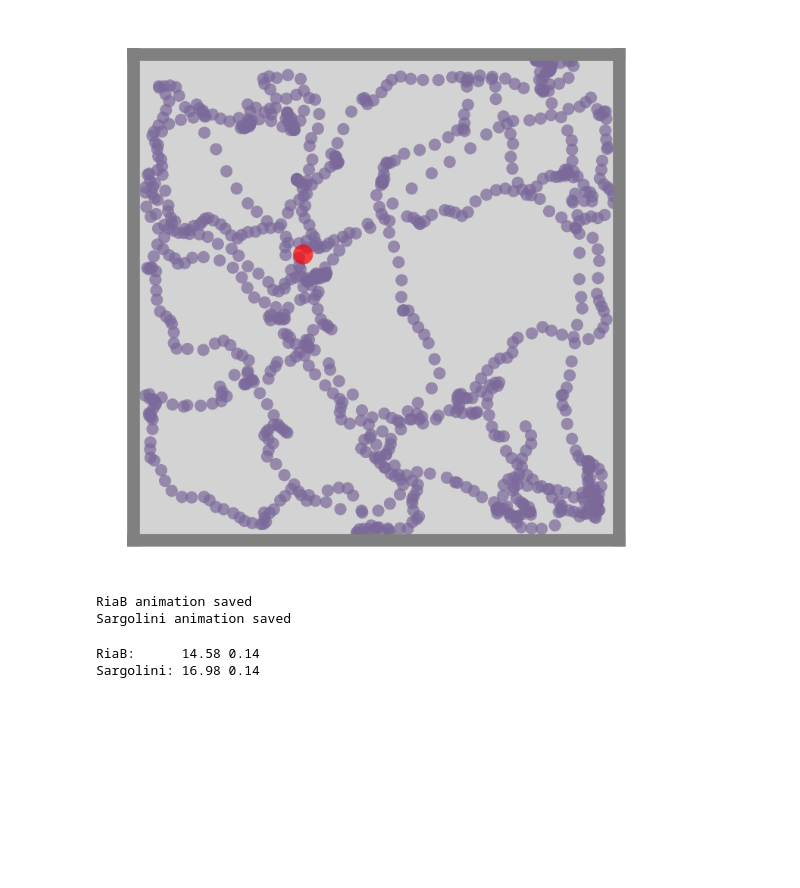
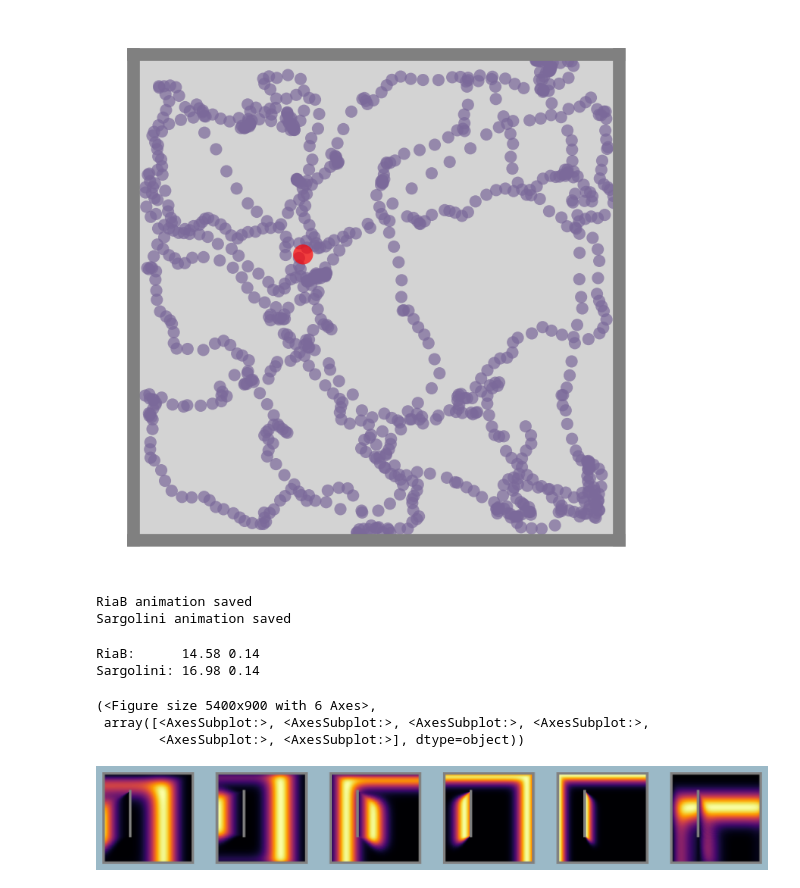
Before and after one commit to RatInABox-Lab/RatInABox, a Jupyter notebook: example_scripts/github_readme_figures.ipynb, the cells around one changed output. Cells and saved outputs as stored; diff of their text form; code cells hidden in the pictures; blank space fills up the shorter version.

Commit message:
list of plotting functions added

```diff
--- a/example_scripts/github_readme_figures.ipynb
+++ b/example_scripts/github_readme_figures.ipynb
@@ -567,3 +570,14 @@ print(f"RiaB:      {Ag_riab.distance_travelled:.2f} {Ag_riab.average_measured_sp
 # %% [output]
 RiaB:      14.58 0.14
 Sargolini: 16.98 0.14
+# %%
+Env = Environment()
+Env.add_wall(np.array([[0.3,0.3],[0.3,0.8]]))
+Ag = Agent(Env)
+BVCs = BoundaryVectorCells(Ag)
+BVCs.plot_rate_map(chosen_neurons='6')
+# %% [output]
+(<Figure size 5400x900 with 6 Axes>,
+ array([<AxesSubplot:>, <AxesSubplot:>, <AxesSubplot:>, <AxesSubplot:>,
+        <AxesSubplot:>, <AxesSubplot:>], dtype=object))
+[figure, added]
```
Also changed, not shown: parts of 2 cells of this notebook, 24 other files.
